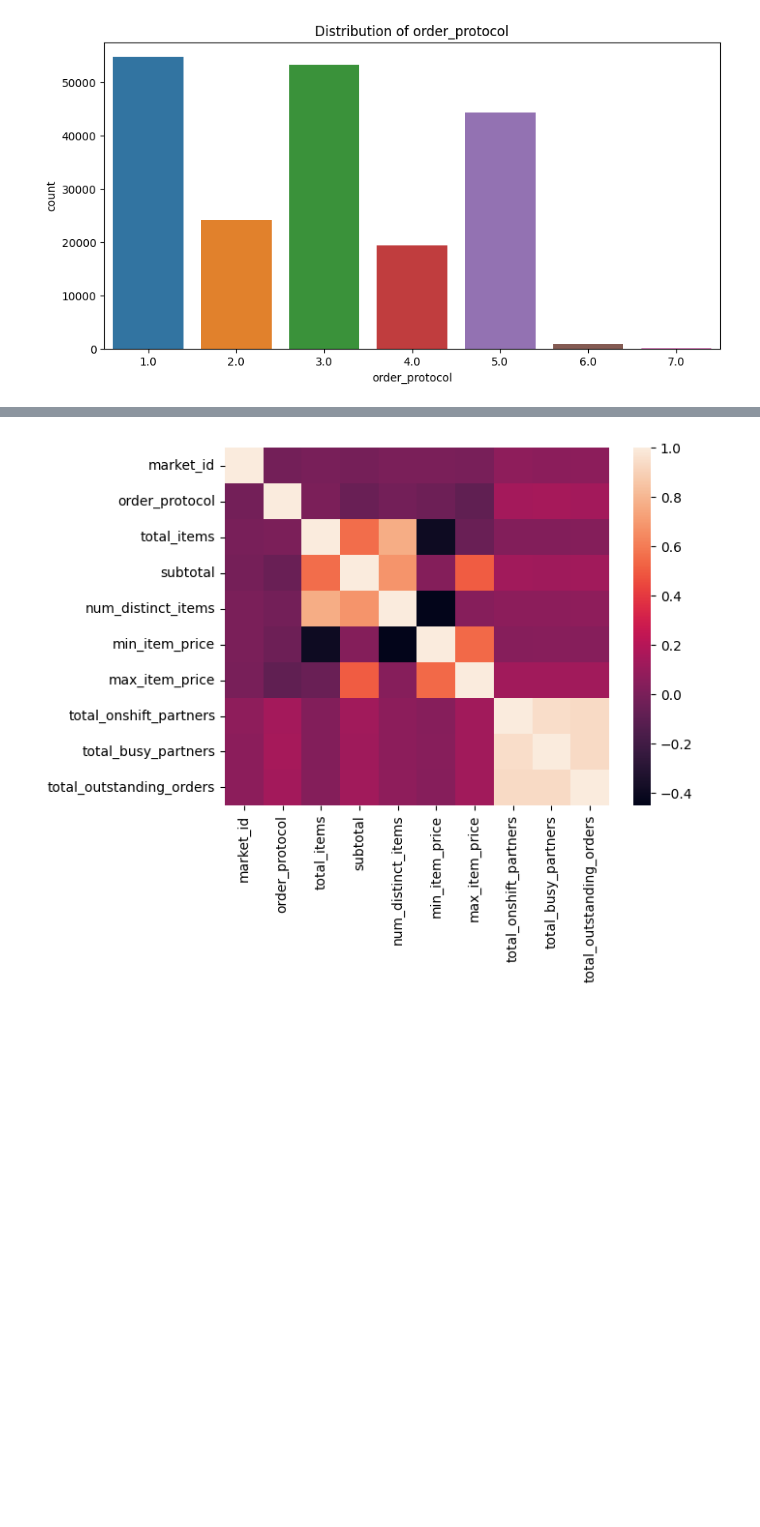
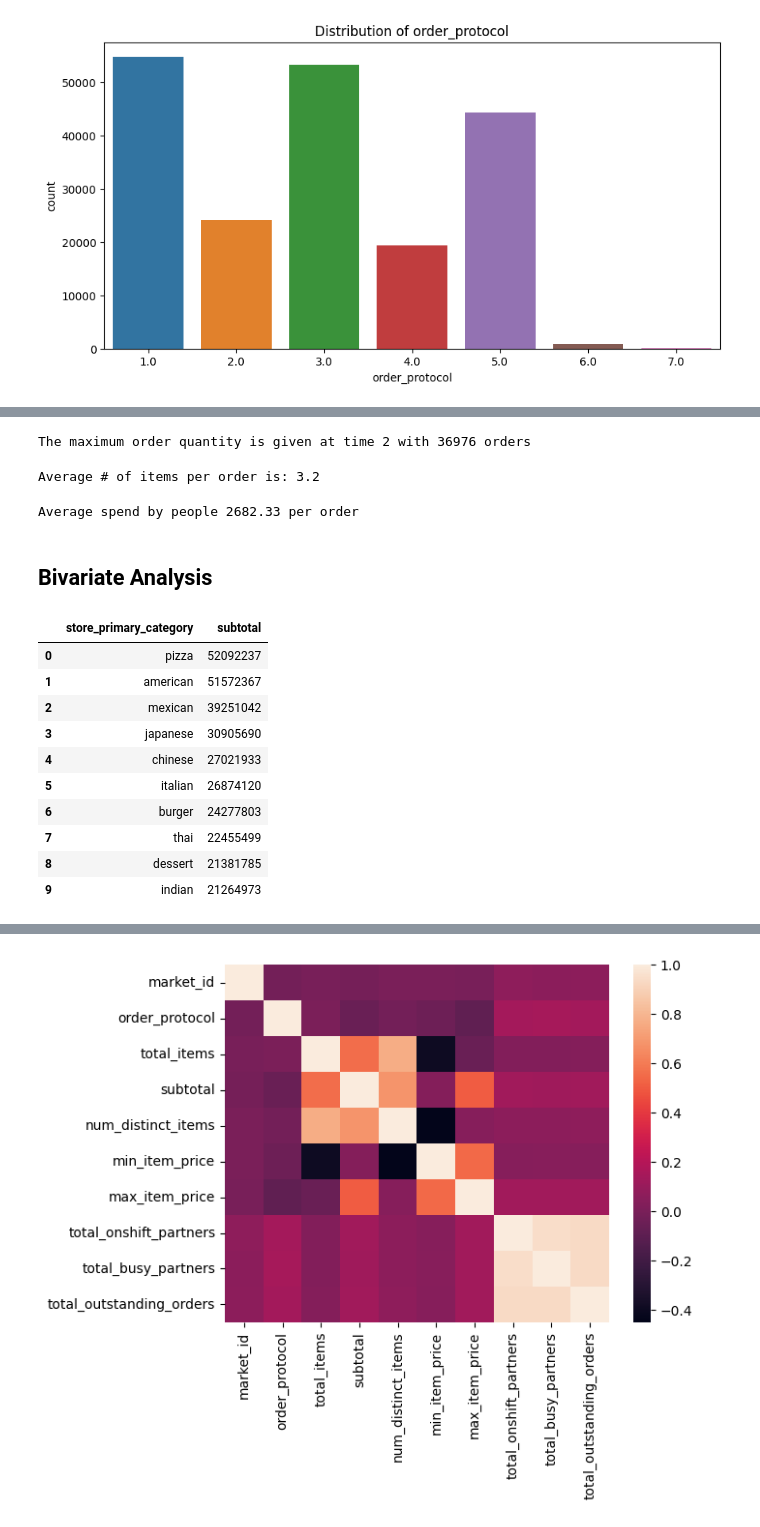
Before and after one commit to pkmariya/Scaler01, a Jupyter notebook: Porter_NN_CaseStudy_Mariya_DSML.ipynb, the cells around one changed output, grey strips where cells are left out. Saved outputs shown, nothing was run; the diff lists cells and outputs as text; code cells hidden in the pictures; blank space fills up the shorter version.

```diff
--- a/Porter_NN_CaseStudy_Mariya_DSML.ipynb
+++ b/Porter_NN_CaseStudy_Mariya_DSML.ipynb
@@ -250,3 +249,14 @@ for col in cat_columns:
 [figure]
 [figure]
 [figure]
+# %%
+work_df['time_at'] = work_df['created_at']
+orders_per_hour = work_df[['time_at']].value_counts().to_frame().reset_index()
+orders_per_hour = orders_per_hour.rename(columns={0:'count'})
+orders_per_hour = orders_per_hour.sort_values('time_at')
+orders_per_hour = orders_per_hour.reset_index(drop=True)
+
+fig = px.scatter(orders_per_hour, x='time_at', y='count', hover_data=['time_at', 'count'], color='count')
+fig.update_layout(title='Orders Per Hour',
+                  xaxis=dict(tickmode='linear', tick0=0, dtick=1), title_x=0.5)
+fig.show()
@@ -252,0 +265,38 @@ for col in cat_columns:
+# %%
+# Max Orders and the time of the Order
+max_cnt = orders_per_hour['count'].max()
+max_time = orders_per_hour.loc[orders_per_hour['count']==max_cnt, 'time_at'].iloc[0]
+print(f"The maximum order quantity is given at time {max_time} with {max_cnt} orders")
+# %% [output]
+The maximum order quantity is given at time 2 with 36976 orders
+# %%
+# Average number of items per order
+print(f"Average # of items per order is: {round(work_df['total_items'].mean(),2)}")
+# %% [output]
+Average # of items per order is: 3.2
+# %%
+# Average spend by people per order
+print(f"Average spend by people {round(work_df['subtotal'].mean(),2)} per order")
+# %% [output]
+Average spend by people 2682.33 per order
+# %% [markdown]
+## Bivariate Analysis
+# %%
+# Top 10 stores with highest subtotal/money
+store_wise_money = work_df.groupby('store_primary_category')['subtotal'].sum().to_frame().reset_index()
+store_wise_money = store_wise_money.sort_values('subtotal', ascending=False)
+store_wise_money = store_wise_money.head(10)
+store_wise_money = store_wise_money.reset_index(drop=True)
+store_wise_money
+# %% [output]
+|  | store_primary_category | subtotal |
+| 0 | pizza | 52092237 |
+| 1 | american | 51572367 |
+| 2 | mexican | 39251042 |
+| 3 | japanese | 30905690 |
+| 4 | chinese | 27021933 |
+| 5 | italian | 26874120 |
+| 6 | burger | 24277803 |
+| 7 | thai | 22455499 |
+| 8 | dessert | 21381785 |
+| 9 | indian | 21264973 |
```
Also changed, not shown: parts of 4 cells of this notebook.
